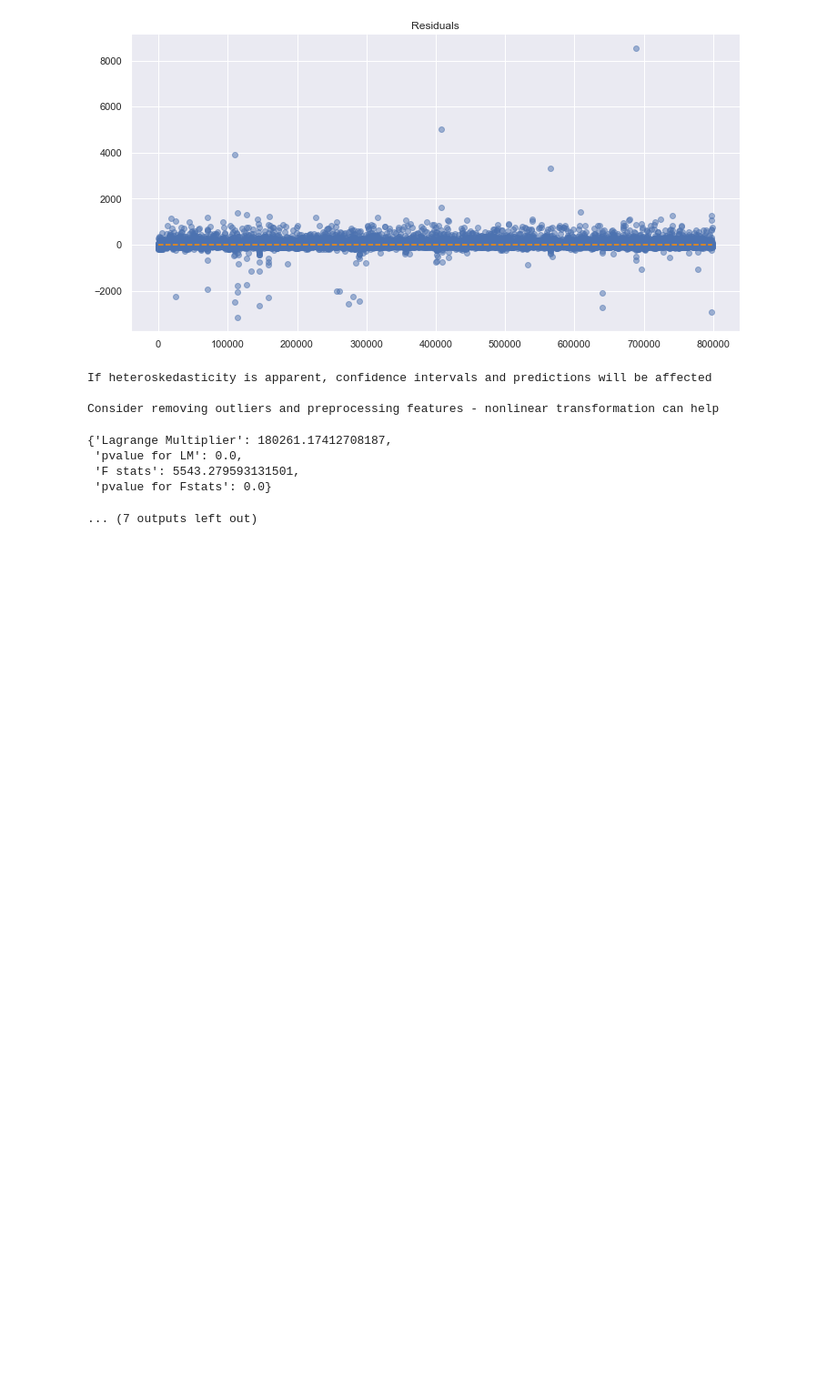
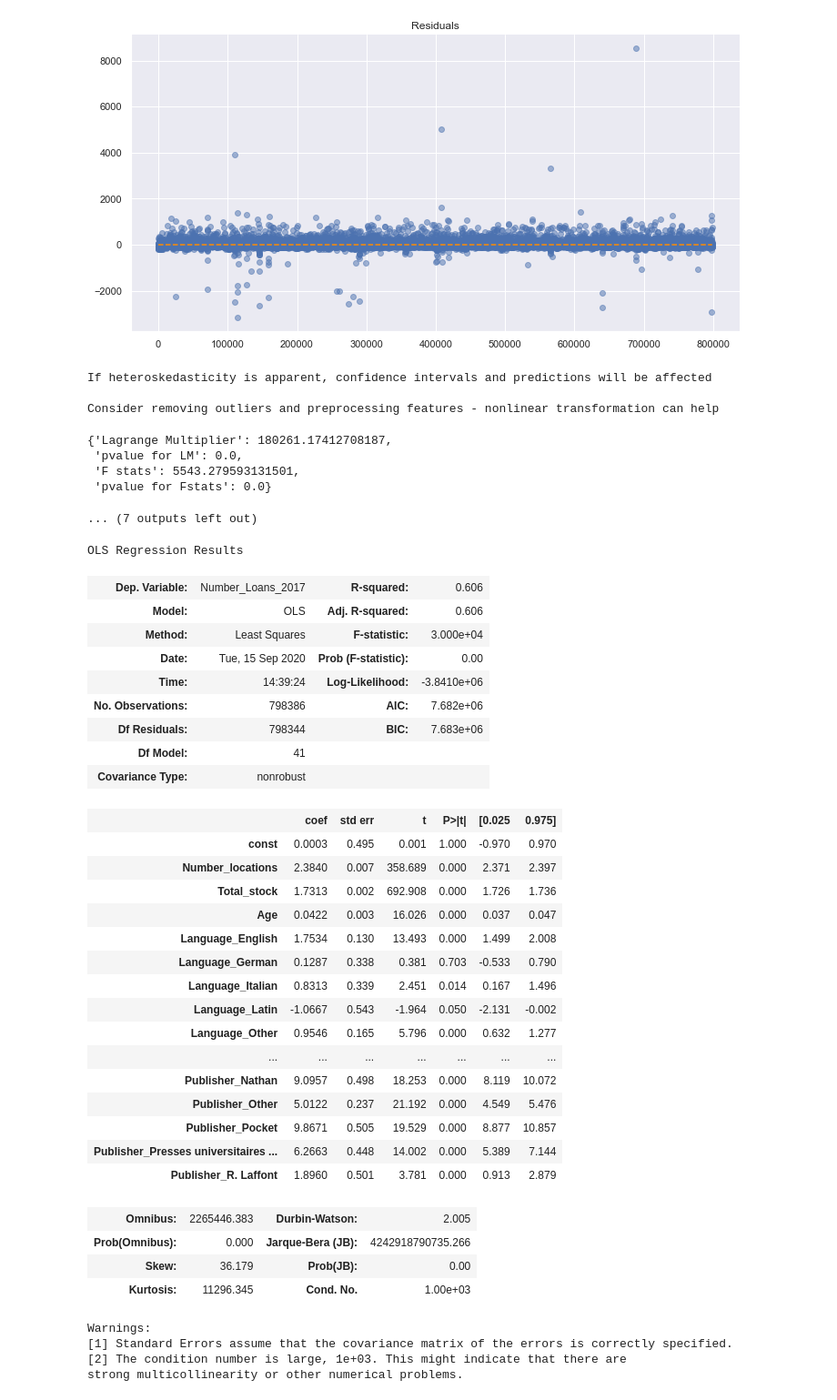
Before and after one commit to srosamont/Projects_Ironhack, a Jupyter notebook: Book_loan/Book_Loan_modeling.ipynb, the cells around one changed output. Shown at 91% size. Cells and saved outputs as stored; diff of their text form; code cells hidden in the pictures; blank space fills up the shorter version.

```diff
--- a/Book_loan/Book_Loan_modeling.ipynb
+++ b/Book_loan/Book_Loan_modeling.ipynb
@@ -844,3 +844,41 @@ Consider removing outliers and preprocessing features - nonlinear transformation
  'F stats': 5543.279593131501,
  'pvalue for Fstats': 0.0}
 ... (7 outputs left out)
+# %%
+#Removing muticollinearity
+X1=func('Language_French',X1)
+# %% [output]
+OLS Regression Results
+| Dep. Variable: | Number_Loans_2017 | R-squared: | 0.606 |
+| Model: | OLS | Adj. R-squared: | 0.606 |
+| Method: | Least Squares | F-statistic: | 3.000e+04 |
+| Date: | Tue, 15 Sep 2020 | Prob (F-statistic): | 0.00 |
+| Time: | 14:39:24 | Log-Likelihood: | -3.8410e+06 |
+| No. Observations: | 798386 | AIC: | 7.682e+06 |
+| Df Residuals: | 798344 | BIC: | 7.683e+06 |
+| Df Model: | 41 |  |  |
+| Covariance Type: | nonrobust |  |  |
+|  | coef | std err | t | P>|t| | [0.025 | 0.975] |
+| const | 0.0003 | 0.495 | 0.001 | 1.000 | -0.970 | 0.970 |
+| Number_locations | 2.3840 | 0.007 | 358.689 | 0.000 | 2.371 | 2.397 |
+| Total_stock | 1.7313 | 0.002 | 692.908 | 0.000 | 1.726 | 1.736 |
+| Age | 0.0422 | 0.003 | 16.026 | 0.000 | 0.037 | 0.047 |
+| Language_English | 1.7534 | 0.130 | 13.493 | 0.000 | 1.499 | 2.008 |
+| Language_German | 0.1287 | 0.338 | 0.381 | 0.703 | -0.533 | 0.790 |
+| Language_Italian | 0.8313 | 0.339 | 2.451 | 0.014 | 0.167 | 1.496 |
+| Language_Latin | -1.0667 | 0.543 | -1.964 | 0.050 | -2.131 | -0.002 |
+| Language_Other | 0.9546 | 0.165 | 5.796 | 0.000 | 0.632 | 1.277 |
+| ... | ... | ... | ... | ... | ... | ... |
+| Publisher_Nathan | 9.0957 | 0.498 | 18.253 | 0.000 | 8.119 | 10.072 |
+| Publisher_Other | 5.0122 | 0.237 | 21.192 | 0.000 | 4.549 | 5.476 |
+| Publisher_Pocket | 9.8671 | 0.505 | 19.529 | 0.000 | 8.877 | 10.857 |
+| Publisher_Presses universitaires ... | 6.2663 | 0.448 | 14.002 | 0.000 | 5.389 | 7.144 |
+| Publisher_R. Laffont | 1.8960 | 0.501 | 3.781 | 0.000 | 0.913 | 2.879 |
+| Omnibus: | 2265446.383 | Durbin-Watson: | 2.005 |
+| Prob(Omnibus): | 0.000 | Jarque-Bera (JB): | 4242918790735.266 |
+| Skew: | 36.179 | Prob(JB): | 0.00 |
+| Kurtosis: | 11296.345 | Cond. No. | 1.00e+03 |
+Warnings:
+[1] Standard Errors assume that the covariance matrix of the errors is correctly specified.
+[2] The condition number is large, 1e+03. This might indicate that there are
+strong multicollinearity or other numerical problems.
```
Also changed, not shown: parts of 1 cell of this notebook, 1 other file.
